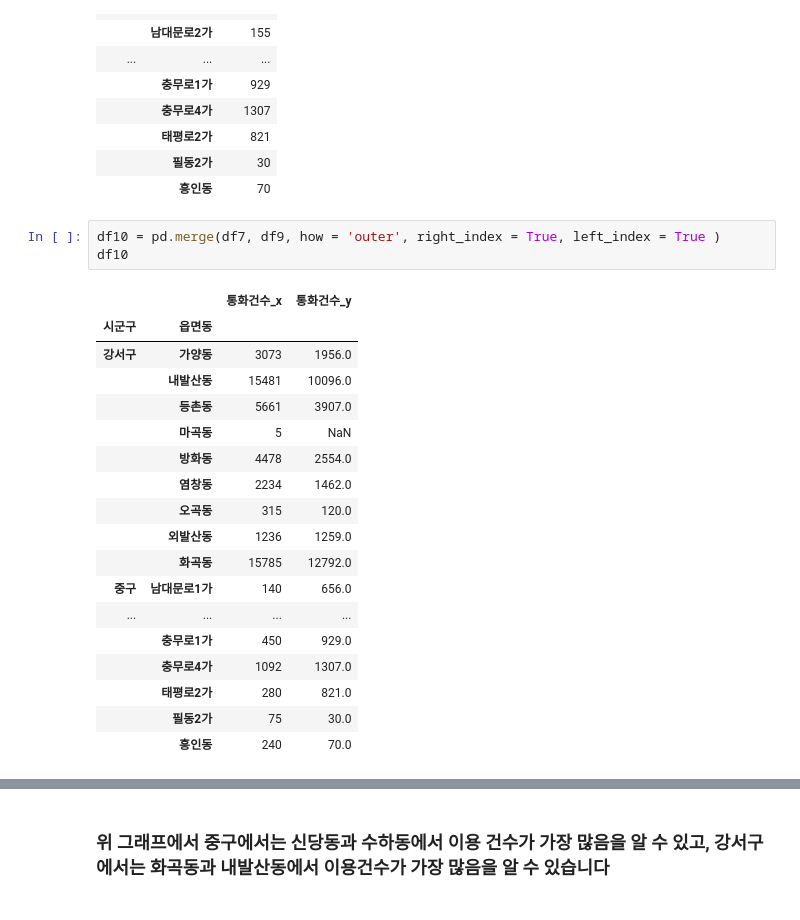
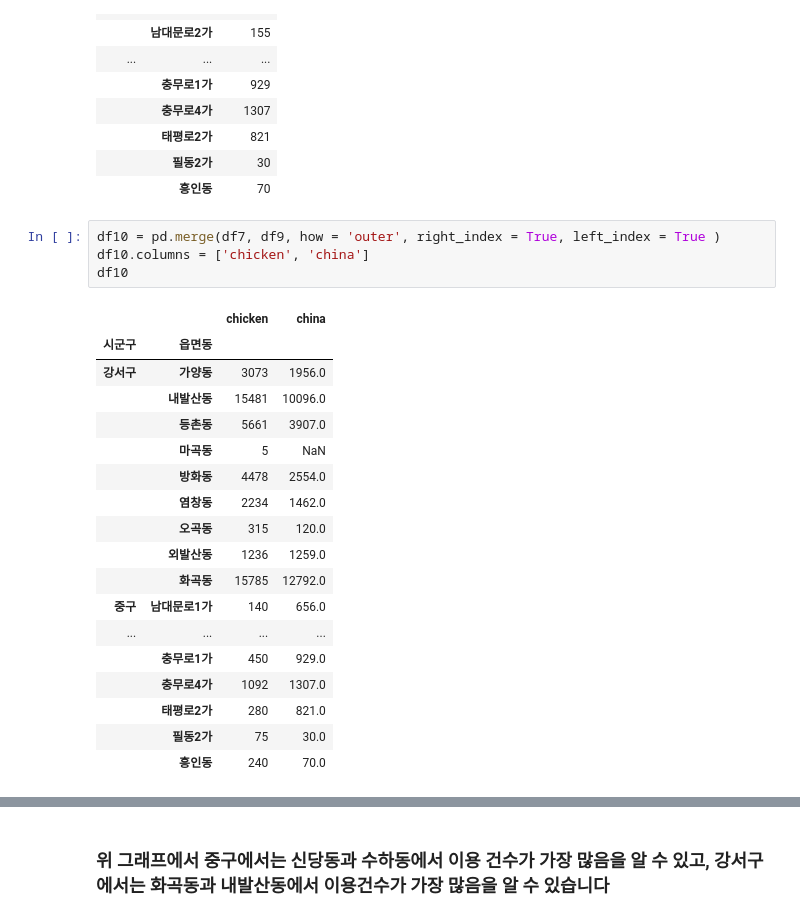
Before and after one commit to winnint77/small-project, a Jupyter notebook: 치킨집 배달과 중국집 배달의 지역별 상관관계.ipynb, the cells around one changed output, grey strips where cells are left out. Saved outputs shown, nothing was run; the diff lists cells and outputs as text.

```diff
--- a/치킨집 배달과 중국집 배달의 지역별 상관관계.ipynb
+++ b/치킨집 배달과 중국집 배달의 지역별 상관관계.ipynb
@@ -238,9 +238,10 @@ df9
 |  | 흥인동 | 70 |
 # %%
 df10 = pd.merge(df7, df9, how = 'outer', right_index = True, left_index = True )
+df10.columns = ['chicken', 'china']
 df10
 # %% [output]
-|  |  | 통화건수_x | 통화건수_y |
+|  |  | chicken | china |
 | 시군구 | 읍면동 |  |  |
 | 강서구 | 가양동 | 3073 | 1956.0 |
 |  | 내발산동 | 15481 | 10096.0 |
```
Also changed, not shown: parts of 10 cells of this notebook.
